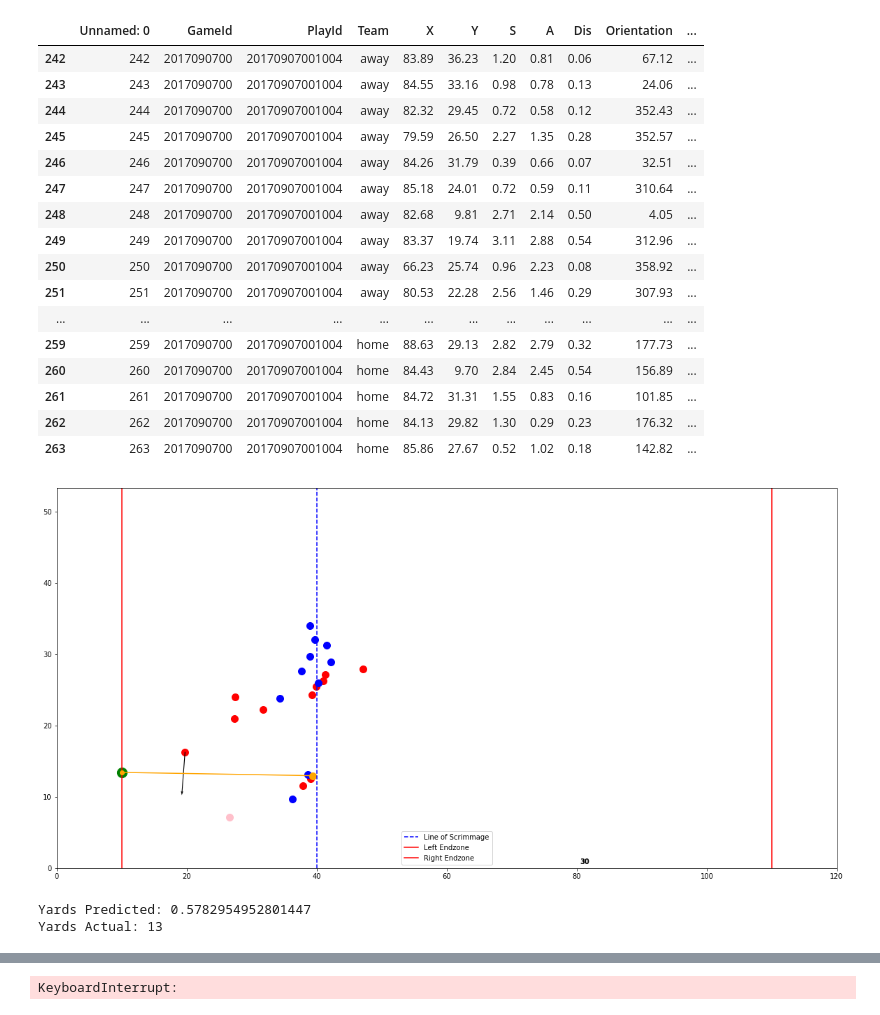
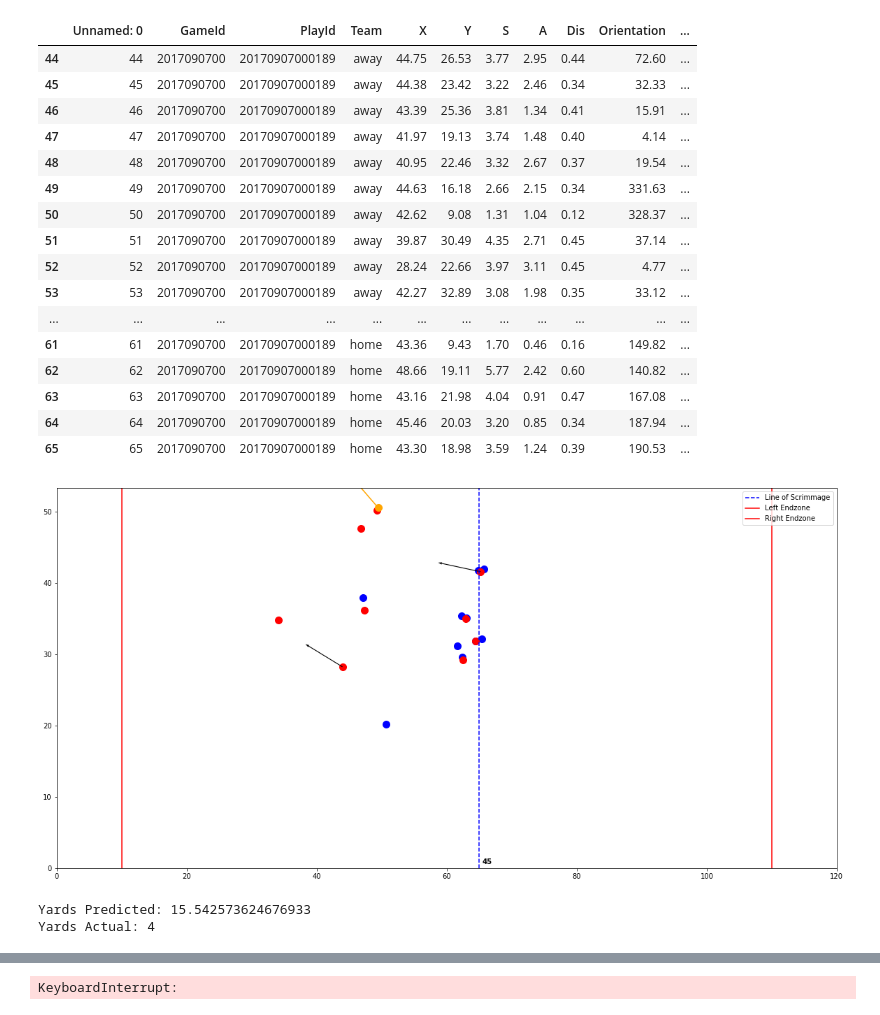
Before and after one commit to shonepatil/HDSI-NFL-Project, a Jupyter notebook: Pursuit Vector-PreProcessed.ipynb, the cells around one changed output, grey strips where cells are left out. Drawn from its saved outputs; the diff is of its cells as text; code cells hidden in the pictures.

```diff
--- a/Pursuit Vector-PreProcessed.ipynb
+++ b/Pursuit Vector-PreProcessed.ipynb
@@ -250,26 +257,26 @@ class Player:
         return self.ID == self.rush_ID
 # %%
 pd.set_option('display.max_columns', None)
-df[df['PlayId'] == 20170907001004]#20181230154157 20170907000118 20170907000395 20170910003296 20170910020284
+df[df['PlayId'] == 20170907000189]#20181230154157 20170907000118 20170907000395 20170910003296 20170910020284
 # 20170907000395
 # %% [output]
 |  | Unnamed: 0 | GameId | PlayId | Team | X | Y | S | A | Dis | Orientation | ... |
-| 242 | 242 | 2017090700 | 20170907001004 | away | 83.89 | 36.23 | 1.20 | 0.81 | 0.06 | 67.12 | ... |
-| 243 | 243 | 2017090700 | 20170907001004 | away | 84.55 | 33.16 | 0.98 | 0.78 | 0.13 | 24.06 | ... |
-| 244 | 244 | 2017090700 | 20170907001004 | away | 82.32 | 29.45 | 0.72 | 0.58 | 0.12 | 352.43 | ... |
-| 245 | 245 | 2017090700 | 20170907001004 | away | 79.59 | 26.50 | 2.27 | 1.35 | 0.28 | 352.57 | ... |
-| 246 | 246 | 2017090700 | 20170907001004 | away | 84.26 | 31.79 | 0.39 | 0.66 | 0.07 | 32.51 | ... |
-| 247 | 247 | 2017090700 | 20170907001004 | away | 85.18 | 24.01 | 0.72 | 0.59 | 0.11 | 310.64 | ... |
-| 248 | 248 | 2017090700 | 20170907001004 | away | 82.68 | 9.81 | 2.71 | 2.14 | 0.50 | 4.05 | ... |
-| 249 | 249 | 2017090700 | 20170907001004 | away | 83.37 | 19.74 | 3.11 | 2.88 | 0.54 | 312.96 | ... |
-| 250 | 250 | 2017090700 | 20170907001004 | away | 66.23 | 25.74 | 0.96 | 2.23 | 0.08 | 358.92 | ... |
-| 251 | 251 | 2017090700 | 20170907001004 | away | 80.53 | 22.28 | 2.56 | 1.46 | 0.29 | 307.93 | ... |
+| 44 | 44 | 2017090700 | 20170907000189 | away | 44.75 | 26.53 | 3.77 | 2.95 | 0.44 | 72.60 | ... |
+| 45 | 45 | 2017090700 | 20170907000189 | away | 44.38 | 23.42 | 3.22 | 2.46 | 0.34 | 32.33 | ... |
+| 46 | 46 | 2017090700 | 20170907000189 | away | 43.39 | 25.36 | 3.81 | 1.34 | 0.41 | 15.91 | ... |
+| 47 | 47 | 2017090700 | 20170907000189 | away | 41.97 | 19.13 | 3.74 | 1.48 | 0.40 | 4.14 | ... |
+| 48 | 48 | 2017090700 | 20170907000189 | away | 40.95 | 22.46 | 3.32 | 2.67 | 0.37 | 19.54 | ... |
+| 49 | 49 | 2017090700 | 20170907000189 | away | 44.63 | 16.18 | 2.66 | 2.15 | 0.34 | 331.63 | ... |
+| 50 | 50 | 2017090700 | 20170907000189 | away | 42.62 | 9.08 | 1.31 | 1.04 | 0.12 | 328.37 | ... |
+| 51 | 51 | 2017090700 | 20170907000189 | away | 39.87 | 30.49 | 4.35 | 2.71 | 0.45 | 37.14 | ... |
+| 52 | 52 | 2017090700 | 20170907000189 | away | 28.24 | 22.66 | 3.97 | 3.11 | 0.45 | 4.77 | ... |
+| 53 | 53 | 2017090700 | 20170907000189 | away | 42.27 | 32.89 | 3.08 | 1.98 | 0.35 | 33.12 | ... |
 | ... | ... | ... | ... | ... | ... | ... | ... | ... | ... | ... | ... |
-| 259 | 259 | 2017090700 | 20170907001004 | home | 88.63 | 29.13 | 2.82 | 2.79 | 0.32 | 177.73 | ... |
-| 260 | 260 | 2017090700 | 20170907001004 | home | 84.43 | 9.70 | 2.84 | 2.45 | 0.54 | 156.89 | ... |
-| 261 | 261 | 2017090700 | 20170907001004 | home | 84.72 | 31.31 | 1.55 | 0.83 | 0.16 | 101.85 | ... |
-| 262 | 262 | 2017090700 | 20170907001004 | home | 84.13 | 29.82 | 1.30 | 0.29 | 0.23 | 176.32 | ... |
-| 263 | 263 | 2017090700 | 20170907001004 | home | 85.86 | 27.67 | 0.52 | 1.02 | 0.18 | 142.82 | ... |
+| 61 | 61 | 2017090700 | 20170907000189 | home | 43.36 | 9.43 | 1.70 | 0.46 | 0.16 | 149.82 | ... |
+| 62 | 62 | 2017090700 | 20170907000189 | home | 48.66 | 19.11 | 5.77 | 2.42 | 0.60 | 140.82 | ... |
+| 63 | 63 | 2017090700 | 20170907000189 | home | 43.16 | 21.98 | 4.04 | 0.91 | 0.47 | 167.08 | ... |
+| 64 | 64 | 2017090700 | 20170907000189 | home | 45.46 | 20.03 | 3.20 | 0.85 | 0.34 | 187.94 | ... |
+| 65 | 65 | 2017090700 | 20170907000189 | home | 43.30 | 18.98 | 3.59 | 1.24 | 0.39 | 190.53 | ... |
 # %%
 class Play:
     def __init__(self, play_ID, increment):
@@ -319,6 +326,9 @@ class Play:
             if player.is_safety and abs(player.x - self.scrimmage) < 8:
                 player.is_safety = False
 
+        self.rusher_progression = None # changed
+        self.rusher_at_scrim = False # changed
+
     def plot(self):
 
         self.setup_field()
@@ -343,7 +353,7 @@ class Play:
                  color = "Orange")
 
         for player in self.players_list:
-            if player.is_safety:
+            if player.position in ['CB']:#player.is_safety:
                 plt.scatter(player.target_x, player.target_y, s = 100, color = 'Pink')
                 plt.quiver(player.x, player.y, player.v[0], player.v[1], width = 0.001)
 
@@ -384,8 +394,16 @@ class Play:
         self.rusher.set_target(None, defense)
         self.rusher.update()
 
+        if self.rusher.play_direct == 'right': # changed
+            self.rusher_progression = self.rusher.x - self.scrimmage
+        else:
+            self.rusher_progression = self.scrimmage - self.rusher.x
+
+        if self.rusher_progression >= 0:# changed
+            self.rusher_at_scrim = True
+
         for player in offense:
-            player.set_target(None, defense)
+            player.set_target(None, defense, self.rusher_at_scrim) # changed
             player.update()
 
         for player in defense:
@@ -401,8 +419,8 @@ class Play:
 
 
 inc = 0.1
-play = Play(20170907001077, inc) # 20170907000118 20170907000395 20170910003296 20170910020284 20170907000139
-# 20170907000189 20170907001296
+play = Play(20170907001296, inc) # 20170907000118 20170907000395 20170910003296 20170910020284 20170907000139
+# 20170907000189 20170907001296 20170907001156
 
 # Allows you to step through play based on given increment
 # play.plot()
@@ -411,34 +429,34 @@ play = Play(20170907001077, inc) # 20170907000118 20170907000395 20170910003296
 #     input()
 #     clear_output(wait=True)
 #     play.update()
 #     play.plot()
 #     plt.pause(0.0001)
 
 #     if play.rusher.tackled or (play.rusher.x < 10) or (play.rusher.x > 110):
 #         break
 
 # Animation to see play sim
 play.plot()
 plt.pause(0.0001)
 for i in range(int(20 / inc)):
     time.sleep(0.1)
     clear_output(wait=True)
     play.update()
     play.plot()
     plt.pause(0.0001)
 
     if play.rusher.tackled or (play.rusher.x < 10) or (play.rusher.x > 110):
         break
 
 if play.rusher.play_direct == 'right':
     play.yards = play.rusher.x - play.scrimmage
 else:
     play.yards = play.scrimmage - play.rusher.x
 
 print("Yards Predicted: "+ str(play.yards))
 print("Yards Actual: " + str(play.yards_actual))
 # %% [output]
-[figure, old version]
+[figure, new version]
-Yards Predicted: 0.5782954952801447
-Yards Actual: 13
+Yards Predicted: 15.542573624676933
+Yards Actual: 4
 # %%
```
Also changed, not shown: parts of 2 cells of this notebook, 1 other file.
